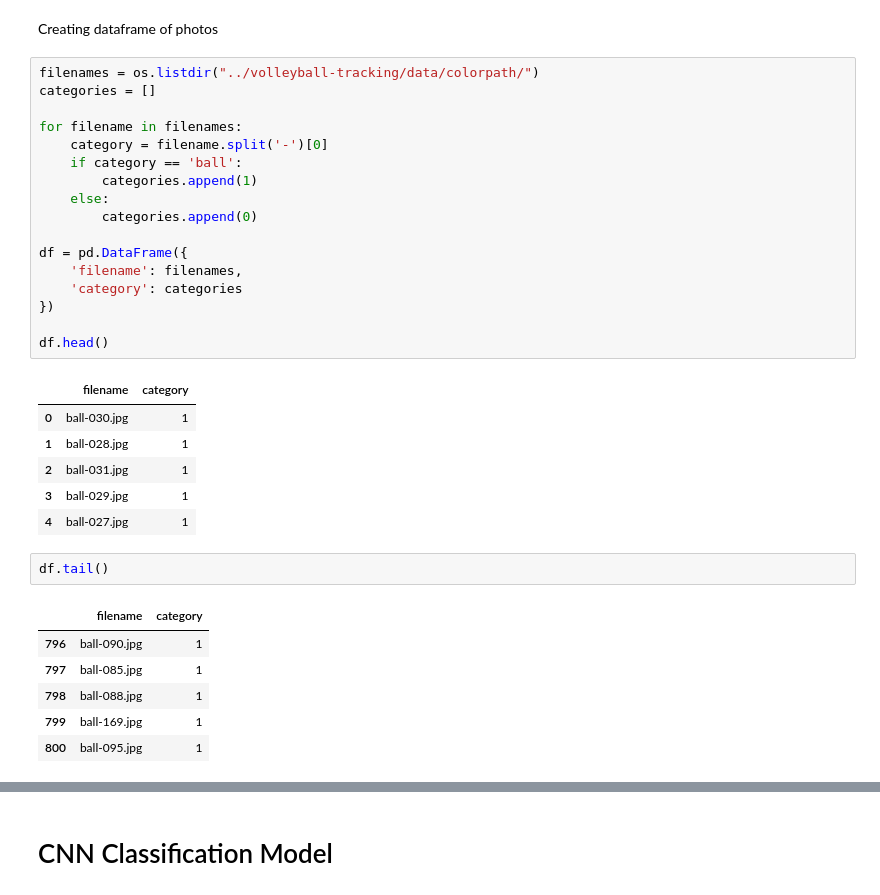
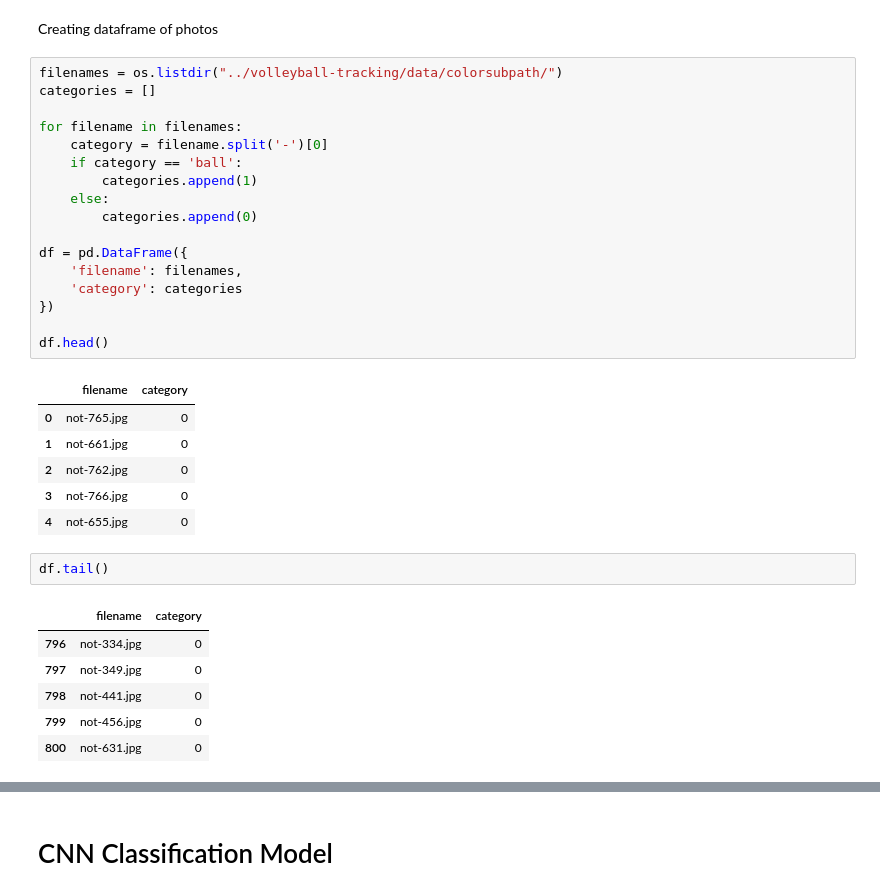
Before and after one commit to bwierzbo/volleyball-tracking, a Jupyter notebook: train.ipynb, the cells around one changed output, grey strips where cells are left out. Saved outputs shown, nothing was run; the diff lists cells and outputs as text.

```diff
--- a/train.ipynb
+++ b/train.ipynb
@@ -49,38 +49,38 @@ import os
 # %% [markdown]
 Creating dataframe of photos
 # %%
-filenames = os.listdir("../volleyball-tracking/data/colorpath/")
+filenames = os.listdir("../volleyball-tracking/data/colorsubpath/")
 categories = []
 
 for filename in filenames:
     category = filename.split('-')[0]
     if category == 'ball':
         categories.append(1)
     else:
         categories.append(0)
 
 df = pd.DataFrame({
     'filename': filenames,
     'category': categories
 })
 
 df.head()
 # %% [output]
 |  | filename | category |
-| 0 | ball-030.jpg | 1 |
-| 1 | ball-028.jpg | 1 |
-| 2 | ball-031.jpg | 1 |
-| 3 | ball-029.jpg | 1 |
-| 4 | ball-027.jpg | 1 |
+| 0 | not-765.jpg | 0 |
+| 1 | not-661.jpg | 0 |
+| 2 | not-762.jpg | 0 |
+| 3 | not-766.jpg | 0 |
+| 4 | not-655.jpg | 0 |
 # %%
 df.tail()
 # %% [output]
 |  | filename | category |
-| 796 | ball-090.jpg | 1 |
-| 797 | ball-085.jpg | 1 |
-| 798 | ball-088.jpg | 1 |
-| 799 | ball-169.jpg | 1 |
-| 800 | ball-095.jpg | 1 |
+| 796 | not-334.jpg | 0 |
+| 797 | not-349.jpg | 0 |
+| 798 | not-441.jpg | 0 |
+| 799 | not-456.jpg | 0 |
+| 800 | not-631.jpg | 0 |
 # %%
 df['category'].value_counts().plot.bar()
 # %% [output]
```
Also changed, not shown: parts of 15 cells of this notebook, 2 other files.
